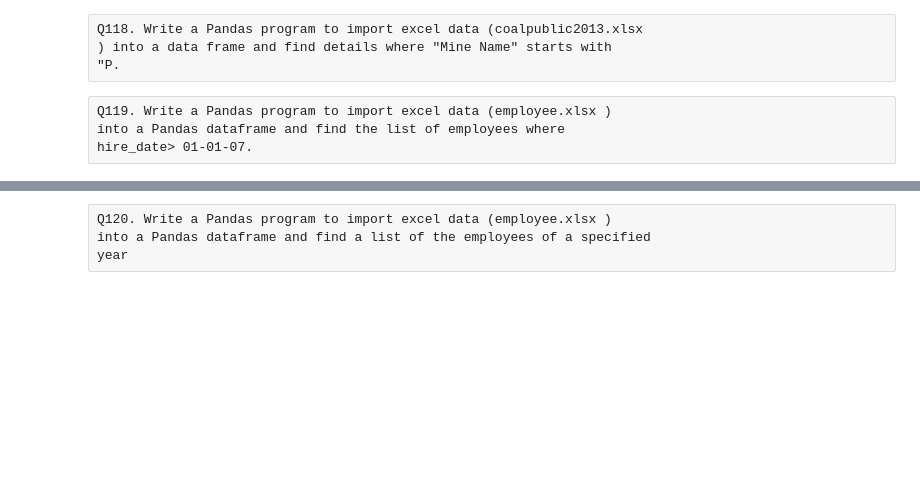
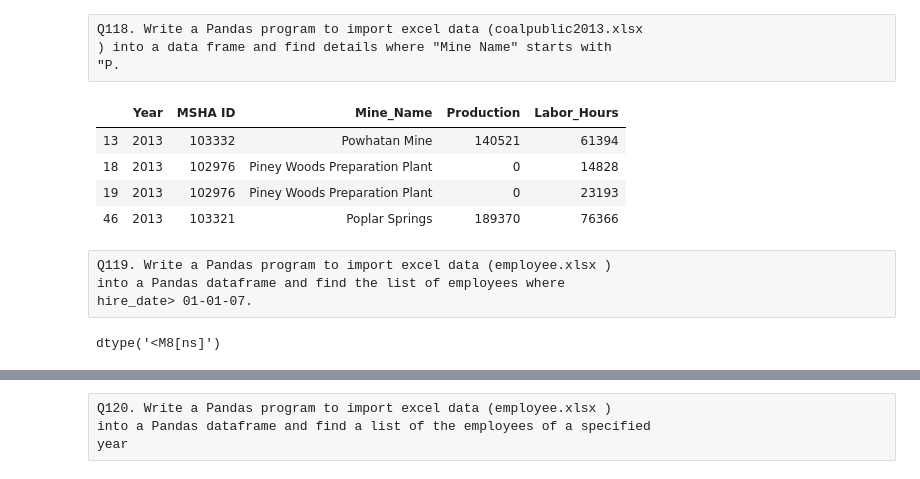
Before and after one commit to MukunthanML/ineuron_ml_assignments, a Jupyter notebook: Python_Subjective_Assignment.ipynb, the cells around one changed output, grey strips where cells are left out. Drawn from its saved outputs; the diff is of its cells as text; code cells hidden in the pictures; blank space fills up the shorter version.

```diff
--- a/Python_Subjective_Assignment.ipynb
+++ b/Python_Subjective_Assignment.ipynb
@@ -1921,3 +1986,9 @@ Sample output-
 Inverse sine- [-1.57079633 0. 1.57079633]
 Inverse cosine- [3.14159265 1.57079633 0. ]
 Inverse tangent- [-0.78539816 0. 0.78539816]
+# %%
+import numpy as np
+x = np.array([-1., 0, 1.])
+print("Inverse sine:", np.arcsin(x))
+print("Inverse cosine:", np.arccos(x))
+print("Inverse tangent:", np.arctan(x))
@@ -1929,3 +2006,18 @@ Original array-
 [1 3 5 7 0]
 Difference between neighbouring elements, element-wise of the said array-
 [ 2 2 2 -7]
+# %%
+import numpy as np
+l1= [1 ,3,5 ,7 ,0]
+
+arr= np.array(l1)
+
+l2=[]
+for x in range(0,arr.size-1):
+    l2.append(arr[x+1]-arr[x])
+
+print(np.array(l2))
+
+'''approach using diff'''
+
+print(np.diff(arr))
@@ -2392,3 +2532,13 @@ col1 col2 col3
 2 3 6 9
 3 4 7 0
 4 5 8 1
+# %%
+import pandas as pd
+import numpy as np
+d = {'col1': [1, 4, 3, 4, 5], 'col2': [4, 5, 6, 7, 8], 'col3': [7, 8, 9, 0, 1]}
+df = pd.DataFrame(data=d)
+pd.set_option('display.max_rows', 500)
+pd.set_option('display.max_columns', 500)
+pd.set_option('display.width', 1000)
+print("Original DataFrame")
+print(df)
@@ -2446,3 +2684,8 @@ Link for Datasets
 # %% [raw]
 Q117. Write a Pandas program to import excel data (coalpublic2013.xlsx
 ) into a Pandas data frame.
+# %%
+import pandas as pd
+
+coal_df = pd.read_excel('coalpublic2013.xlsx')
+coal_df.head(3)
@@ -2450,3 +2700,11 @@ Q117. Write a Pandas program to import excel data (coalpublic2013.xlsx
 Q118. Write a Pandas program to import excel data (coalpublic2013.xlsx
 ) into a data frame and find details where "Mine Name" starts with
 "P.
+# %%
+coal_df[coal_df['Mine_Name'].apply(lambda x:x[:1]=='P')]
+# %% [output]
+|  | Year | MSHA ID | Mine_Name | Production | Labor_Hours |
+| 13 | 2013 | 103332 | Powhatan Mine | 140521 | 61394 |
+| 18 | 2013 | 102976 | Piney Woods Preparation Plant | 0 | 14828 |
+| 19 | 2013 | 102976 | Piney Woods Preparation Plant | 0 | 23193 |
+| 46 | 2013 | 103321 | Poplar Springs | 189370 | 76366 |
@@ -2454,3 +2714,10 @@ Q118. Write a Pandas program to import excel data (coalpublic2013.xlsx
 Q119. Write a Pandas program to import excel data (employee.xlsx )
 into a Pandas dataframe and find the list of employees where
 hire_date> 01-01-07.
+# %%
+import pandas as pd
+
+emp_df = pd.read_excel('employee.xlsx')
+emp_df['hire_date'].dtypes
+# %% [output]
+dtype('<M8[ns]')
```
Also changed, not shown: parts of 52 cells of this notebook.
